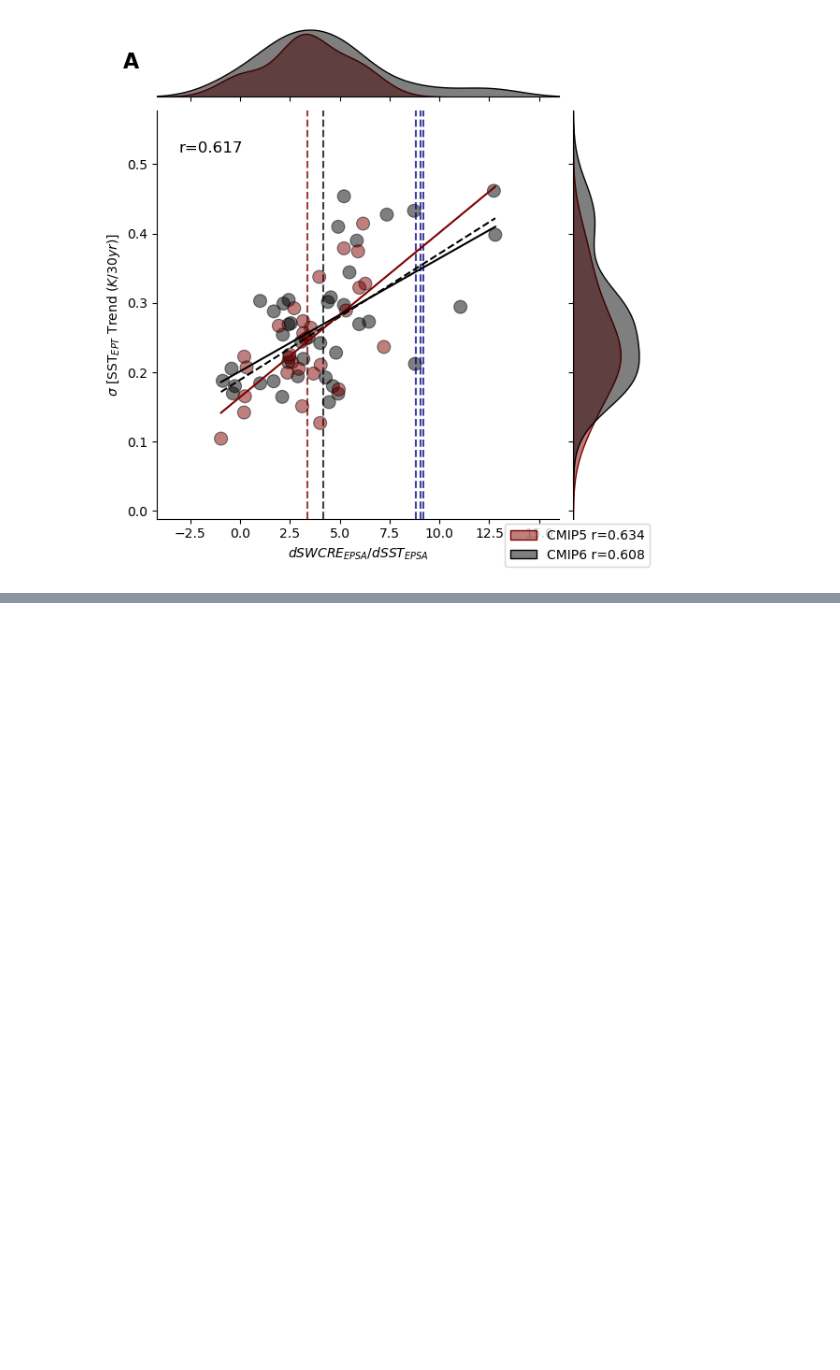
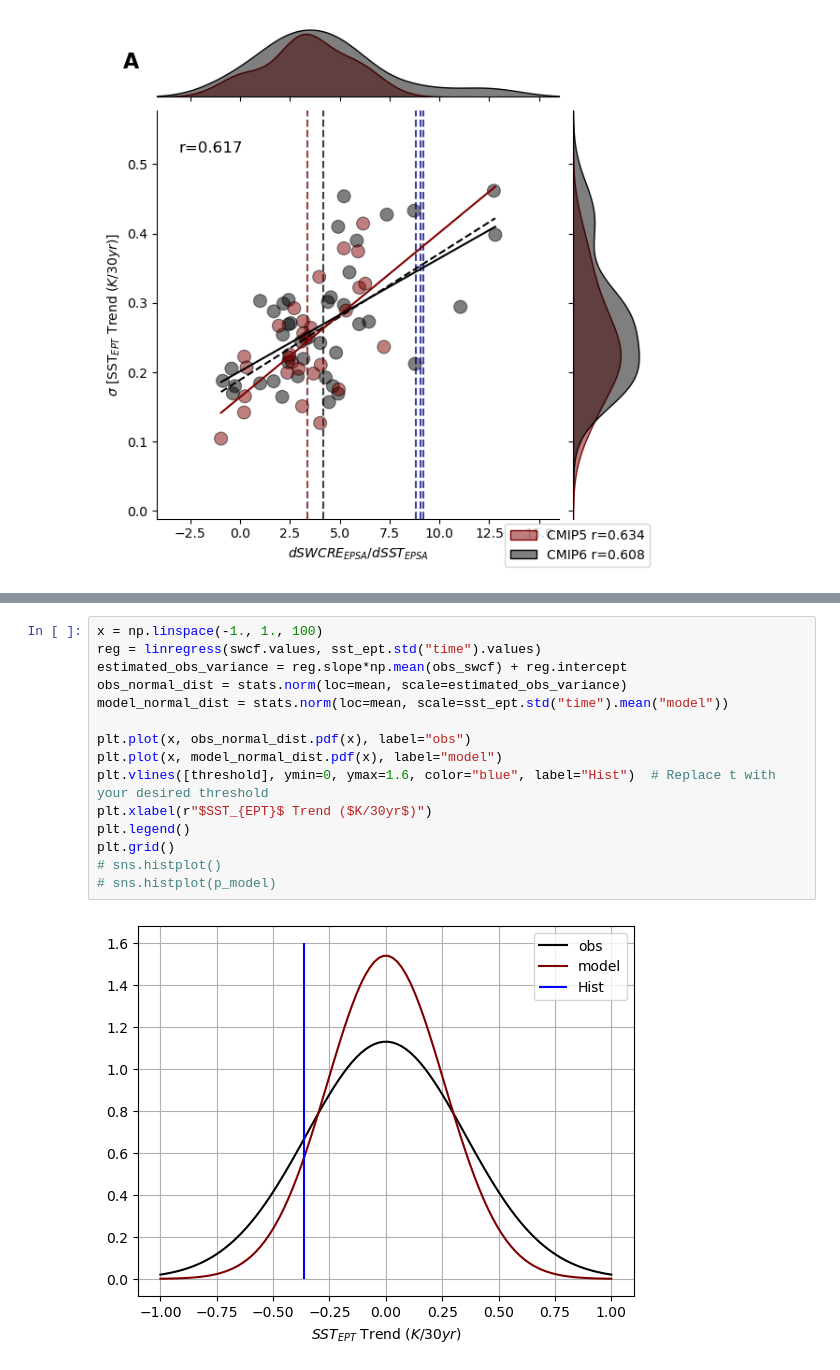
Before and after one commit to zacespinosa/tropical_pacific_clouds, a Jupyter notebook: bootstrap_variance.ipynb, the cells around one changed output, grey strips where cells are left out. Drawn from its saved outputs; the diff is of its cells as text; blank space fills up the shorter version.

```diff
--- a/bootstrap_variance.ipynb
+++ b/bootstrap_variance.ipynb
@@ -132,0 +154,17 @@ p_diff = np.array(p_diff)*100
+# %%
+x = np.linspace(-1., 1., 100)
+reg = linregress(swcf.values, sst_ept.std("time").values)
+estimated_obs_variance = reg.slope*np.mean(obs_swcf) + reg.intercept
+obs_normal_dist = stats.norm(loc=mean, scale=estimated_obs_variance)
+model_normal_dist = stats.norm(loc=mean, scale=sst_ept.std("time").mean("model"))
+
+plt.plot(x, obs_normal_dist.pdf(x), label="obs")
+plt.plot(x, model_normal_dist.pdf(x), label="model")
+plt.vlines([threshold], ymin=0, ymax=1.6, color="blue", label="Hist")  # Replace t with your desired threshold
+plt.xlabel(r"$SST_{EPT}$ Trend ($K/30yr$)")
+plt.legend()
+plt.grid()
+# sns.histplot()
+# sns.histplot(p_model)
+# %% [output]
+[figure, added]
```
Also changed, not shown: parts of 7 cells of this notebook, 2 other files.
